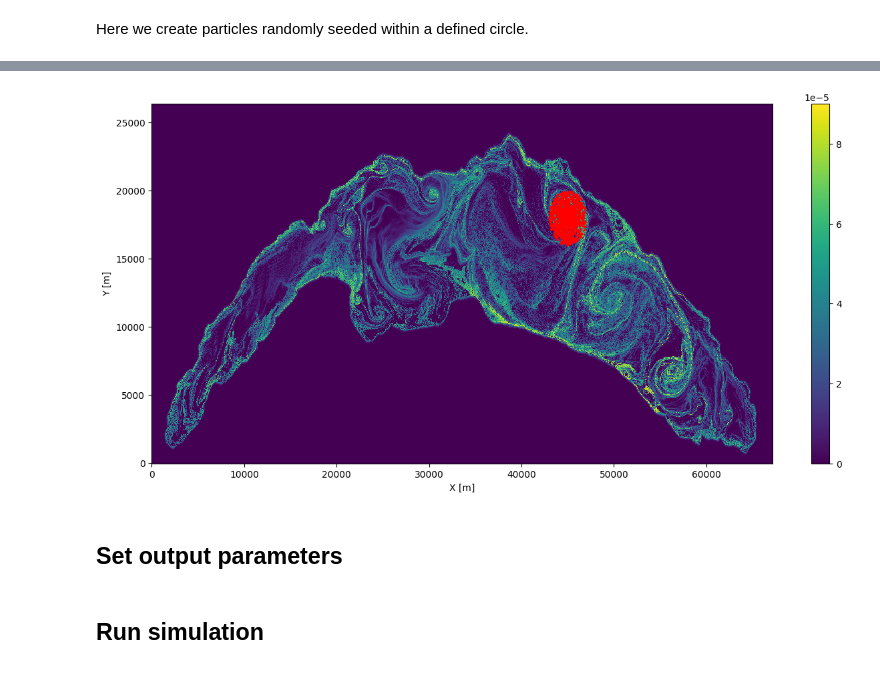
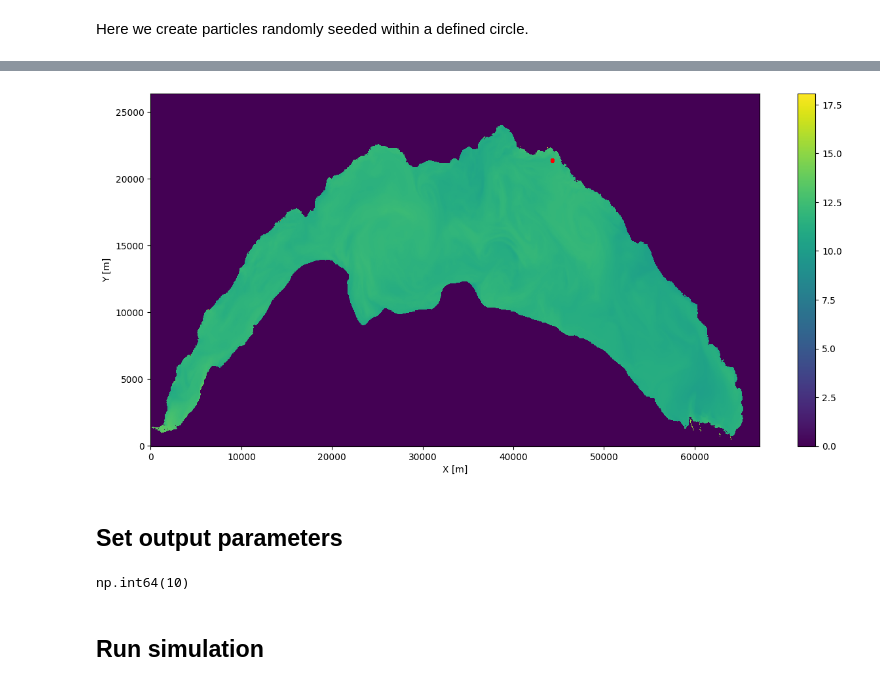
Before and after one commit to leroquan/parcels_toolbox, a Jupyter notebook: run_parcels_mitgcm-netcdf.ipynb, the cells around one changed output, grey strips where cells are left out. Cells and saved outputs as stored; diff of their text form; code cells hidden in the pictures.

```diff
--- a/run_parcels_mitgcm-netcdf.ipynb
+++ b/run_parcels_mitgcm-netcdf.ipynb
@@ -14,5 +25,18 @@ import pandas as pd
+# %%
+mitgcm_results_path = '/storage/alplakes_test/ARTFUL_project/03_2024-05-01/geneva_artful_03.nc'
+date_end_seeding = np.datetime64('2024-05-01 12:00:00')
+
+output_file_path = "02_output/artful_03.zarr"
+
+period_seeding = np.timedelta64(10, 'D')
+freq_seeding = np.timedelta64(1, 'h')
+
+date_start_seeding = date_end_seeding - period_seeding
 # %% [markdown]
 ## Create velocity fields from MITgcm
+# %%
+xr_mitgcm = xr.open_dataset(mitgcm_results_path)
+date_ref = xr_mitgcm.time.values[0]
 # %%
 variables = {"U": "UVEL", "V": "VVEL", "W": "WVEL"}
 dimensions = {
@@ -36,7 +60,7 @@ dimensions = {
     },
 }
 fieldset = parcels.FieldSet.from_mitgcm(
-    filenames=['/storage/alplakes_test/ARTFUL_project/01_2023-09-12/geneva_artful_01.nc'],
+    filenames=[mitgcm_results_path],
     variables=variables,
     dimensions=dimensions,
     allow_time_extrapolation=False,
@@ -55,18 +79,27 @@ def RandomPointInCircle(R,xc,yc):
 def RandomPointInRectangle(xmin, xmax, ymin, ymax):
     return xmin+(xmax-xmin)*random.random(), ymin+(ymax-ymin)*random.random()
 # %%
-n_part = 1000 # number of particles
-depth_min = 4 # minimum release depth
-depth_max = 10 # maximum release depth
-(x_c,y_c) = (45000, 18000) # center of seeding point in MITgcm coordinates
-r_seeding = 2000 # the radius around the center in m
+n_part_per_seeding = 2000
+n_part = int(n_part_per_seeding * period_seeding / freq_seeding) # total number of particles at the end
+print('Total number of particles: ' + str(n_part))
+print('Date ref: ' + str(date_ref))
+print('Date start seeding: ' + str(date_start_seeding))
+print('Date end seeding: ' + str(date_start_seeding + int(period_seeding / freq_seeding) * freq_seeding))
+
+depth_min = 1 # minimum release depth
+depth_max = 3 # maximum release depth
+(x_c,y_c) = (44275, 21375) # center of seeding point in MITgcm coordinates
+r_seeding = 50 # the radius around the center in m
 
 zi_particles = np.array([-random.uniform(depth_min, depth_max) for i in range(n_part)])
 xi_particles = x_c*np.ones(n_part)
 yi_particles = y_c*np.ones(n_part)
 
-init_time_particles = (np.datetime64('2021-09-03') - np.datetime64('2021-07-26'))/ np.timedelta64(1, 's') # seconds since ref_date
-timei_particles = init_time_particles*np.ones(n_part)
+
+timei_particles = np.zeros(n_part)
+for i in range(int(period_seeding / freq_seeding)):
+    seeding_date = date_start_seeding + i * freq_seeding
+    timei_particles[i * n_part_per_seeding : (i+1) * n_part_per_seeding] = (seeding_date - date_ref)/ np.timedelta64(1, 's')
 
 for i in range(n_part):
     (xd,yd) = RandomPointInCircle(r_seeding,x_c,y_c)
@@ -83,17 +121,17 @@ pset = parcels.ParticleSet.from_list(
 )
 # %%
 plt.figure(figsize=(15,7))
-plt.pcolormesh(fieldset.U.grid.lon, fieldset.U.grid.lat, df_ftle)
+plt.pcolormesh(fieldset.U.grid.lon, fieldset.U.grid.lat, xr_mitgcm['THETA'].isel(Z=0, time= -1).values)
 plt.xlabel("X [m]")
 plt.ylabel("Y [m]")
 plt.colorbar()
 
-plt.scatter(pset.lon, pset.lat, s=3, c='r')
+plt.scatter(pset.lon[0:n_part_per_seeding], pset.lat[0:n_part_per_seeding], s=3, c='r')
 #plt.xlim(left=35000, right=50000)
 #plt.ylim(bottom=15000)
 plt.show()
 # %% [output]
-[figure, old version]
+[figure, new version]
 # %% [markdown]
 ## Set output parameters
 # %%
@@ -102,5 +140,9 @@ output_file = pset.ParticleFile(
     outputdt=timedelta(hours=1),  # the time step of the outputs
 )
+# %%
+period_seeding.astype('timedelta64[D]').astype(int)
+# %% [output]
+np.int64(10)
 # %% [markdown]
 ## Run simulation
 # %%
```
Also changed, not shown: parts of 6 cells of this notebook, 1 other file.
